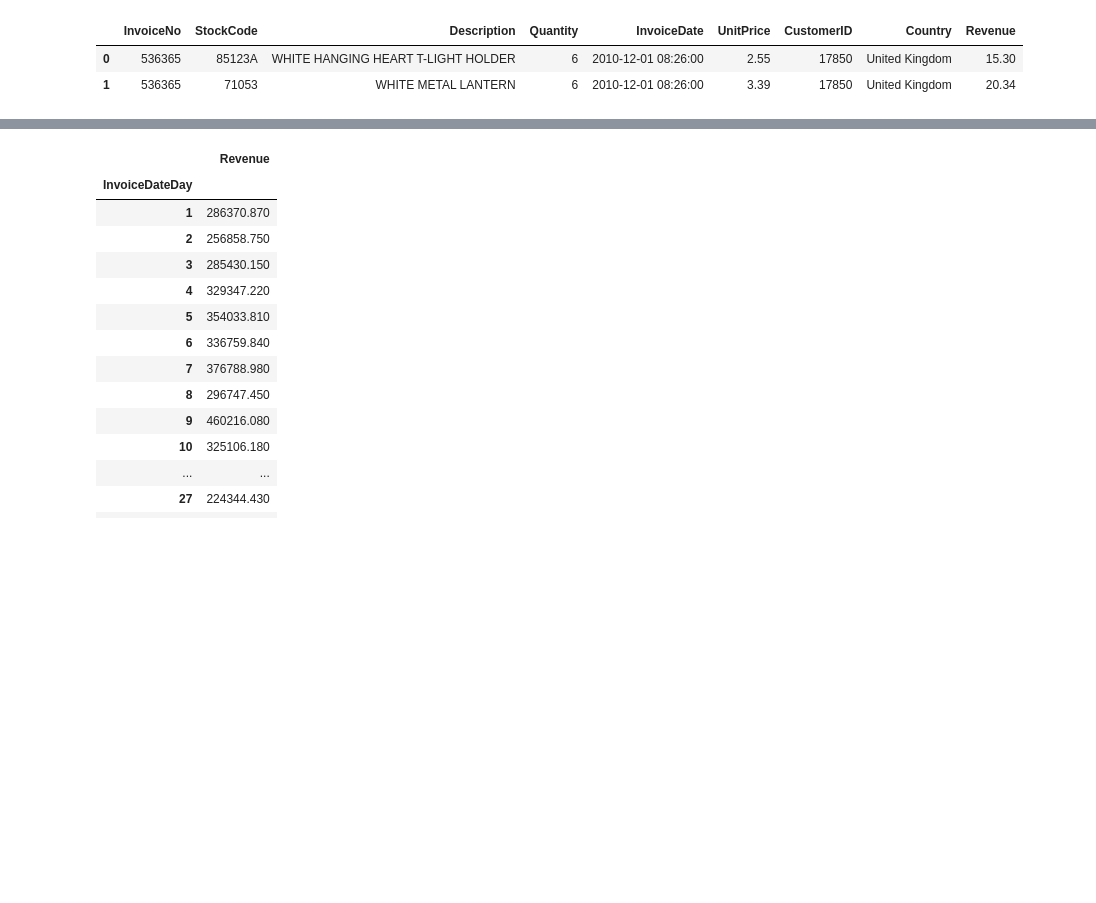
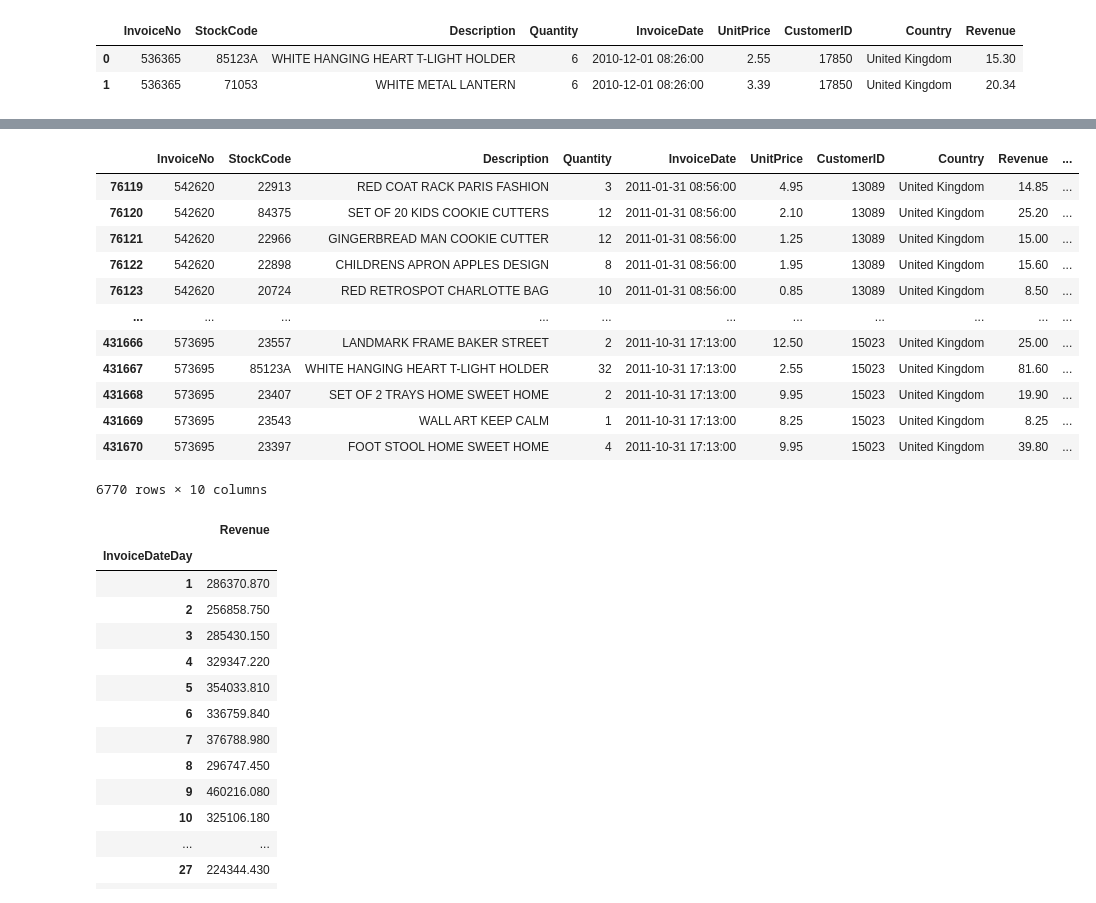
Before and after one commit to sebekpro/python-ds, a Jupyter notebook: 02_analiza_danych/06_sql_porownanie.ipynb, the cells around one changed output, grey strips where cells are left out. Saved outputs shown, nothing was run; the diff lists cells and outputs as text; code cells hidden in the pictures; blank space fills up the shorter version.

```diff
--- a/02_analiza_danych/06_sql_porownanie.ipynb
+++ b/02_analiza_danych/06_sql_porownanie.ipynb
@@ -359,3 +397,19 @@ retail.head(2)
+# %%
+retail[retail.InvoiceDateDay > 30]
+# %% [output]
+|  | InvoiceNo | StockCode | Description | Quantity | InvoiceDate | UnitPrice | CustomerID | Country | Revenue | ... |
+| 76119 | 542620 | 22913 | RED COAT RACK PARIS FASHION | 3 | 2011-01-31 08:56:00 | 4.95 | 13089 | United Kingdom | 14.85 | ... |
+| 76120 | 542620 | 84375 | SET OF 20 KIDS COOKIE CUTTERS | 12 | 2011-01-31 08:56:00 | 2.10 | 13089 | United Kingdom | 25.20 | ... |
+| 76121 | 542620 | 22966 | GINGERBREAD MAN COOKIE CUTTER | 12 | 2011-01-31 08:56:00 | 1.25 | 13089 | United Kingdom | 15.00 | ... |
+| 76122 | 542620 | 22898 | CHILDRENS APRON APPLES DESIGN | 8 | 2011-01-31 08:56:00 | 1.95 | 13089 | United Kingdom | 15.60 | ... |
+| 76123 | 542620 | 20724 | RED RETROSPOT CHARLOTTE BAG | 10 | 2011-01-31 08:56:00 | 0.85 | 13089 | United Kingdom | 8.50 | ... |
+| ... | ... | ... | ... | ... | ... | ... | ... | ... | ... | ... |
+| 431666 | 573695 | 23557 | LANDMARK FRAME BAKER STREET | 2 | 2011-10-31 17:13:00 | 12.50 | 15023 | United Kingdom | 25.00 | ... |
+| 431667 | 573695 | 85123A | WHITE HANGING HEART T-LIGHT HOLDER | 32 | 2011-10-31 17:13:00 | 2.55 | 15023 | United Kingdom | 81.60 | ... |
+| 431668 | 573695 | 23407 | SET OF 2 TRAYS HOME SWEET HOME | 2 | 2011-10-31 17:13:00 | 9.95 | 15023 | United Kingdom | 19.90 | ... |
+| 431669 | 573695 | 23543 | WALL ART KEEP CALM | 1 | 2011-10-31 17:13:00 | 8.25 | 15023 | United Kingdom | 8.25 | ... |
+| 431670 | 573695 | 23397 | FOOT STOOL HOME SWEET HOME | 4 | 2011-10-31 17:13:00 | 9.95 | 15023 | United Kingdom | 39.80 | ... |
+6770 rows × 10 columns
 # %%
 # SELECT InvoiceDateDay, sum(Revenue) FROM retail GROUP BY InvoiceDateDay;
 results = retail.groupby('InvoiceDateDay').aggregate({'Revenue': np.sum})
```
Also changed, not shown: parts of 12 cells of this notebook.
